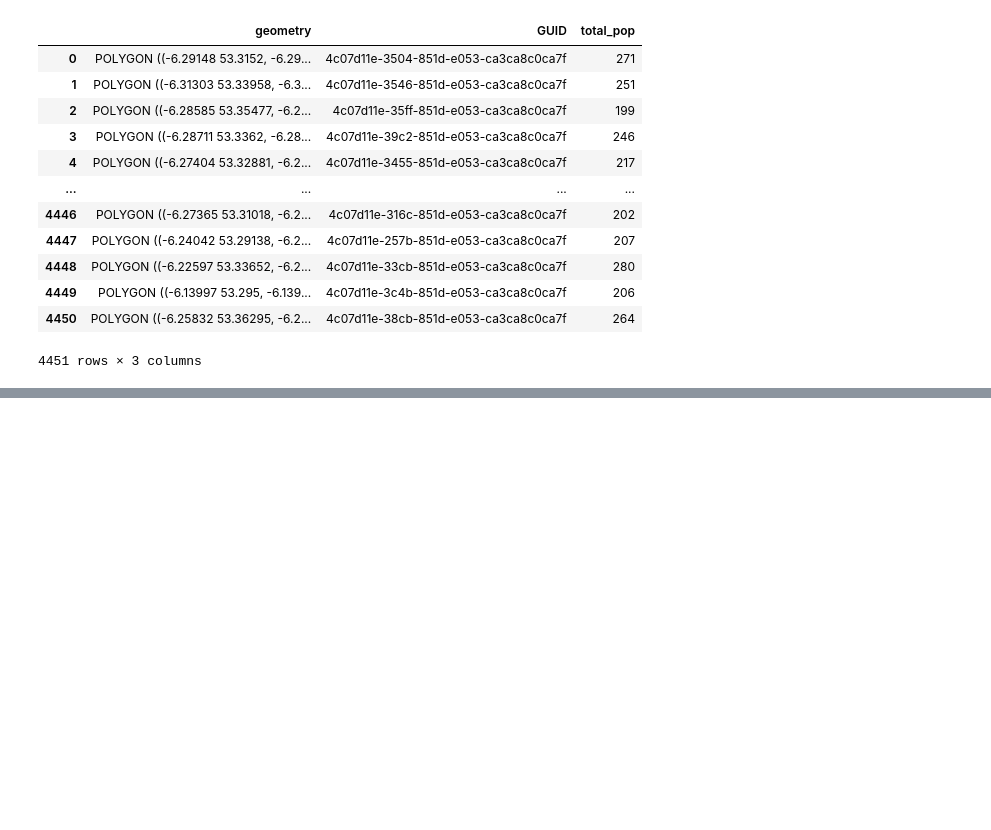
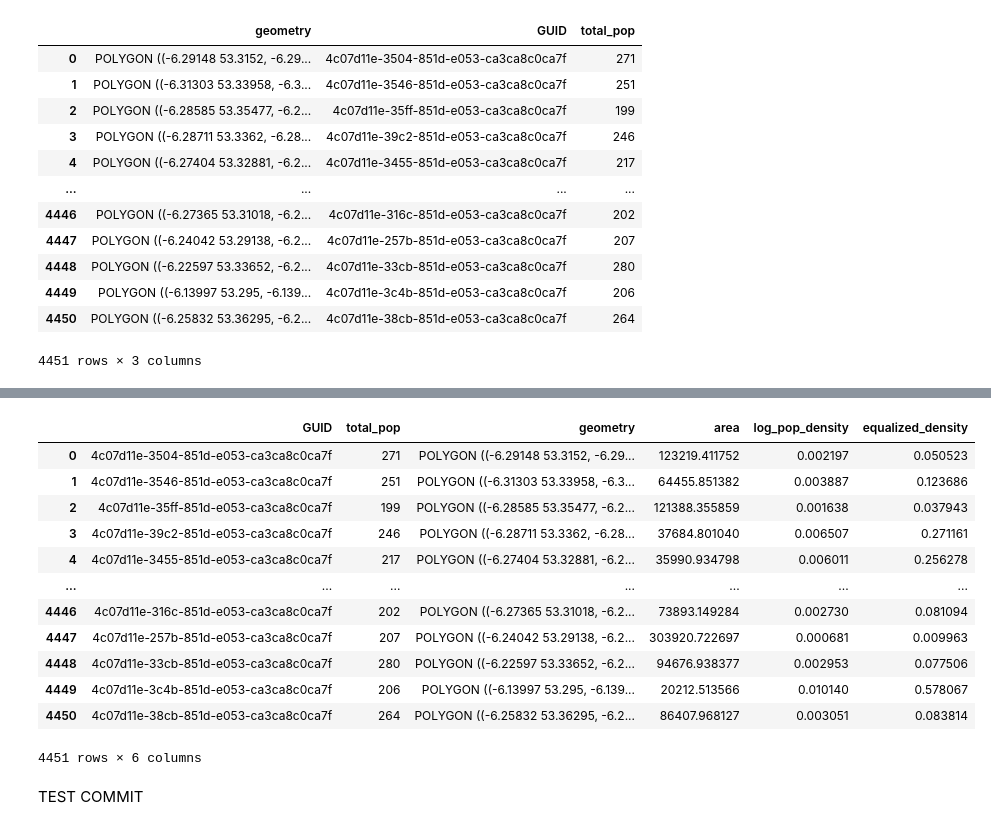
Before and after one commit to dandex200/Dublin-Population-Density-Map, a Jupyter notebook: DublinPopDenData.ipynb, the cells around one changed output, grey strips where cells are left out. Drawn from its saved outputs; the diff is of its cells as text; code cells hidden in the pictures; blank space fills up the shorter version.

Commit message:
Calcualted density for each small area and updated geojson file accordingly

```diff
--- a/DublinPopDenData.ipynb
+++ b/DublinPopDenData.ipynb
@@ -193,0 +191,3 @@ gdf_merged
+# %%
+gdf_2 = gdf.to_crs(epsg=3395)
+gdf
@@ -193,0 +208,3 @@ gdf_merged
+# %%
+gdf['area'] = gdf_2.geometry.area #Making it gdf_2 to keep original coordinates unconverted in used dataframe
+gdf
@@ -193,0 +245,21 @@ gdf_merged
+# %%
+import numpy as np
+gdf["log_pop_density"] = np.log1p(gdf["total_pop"] / gdf["area"])
+# %%
+gdf["equalized_density"] = (gdf["total_pop"] / gdf["area"]) * np.sqrt(gdf["area"].max() / gdf["area"])
+# %%
+gdf
+# %% [output]
+|  | GUID | total_pop | geometry | area | log_pop_density | equalized_density |
+| 0 | 4c07d11e-3504-851d-e053-ca3ca8c0ca7f | 271 | POLYGON ((-6.29148 53.3152, -6.29... | 123219.411752 | 0.002197 | 0.050523 |
+| 1 | 4c07d11e-3546-851d-e053-ca3ca8c0ca7f | 251 | POLYGON ((-6.31303 53.33958, -6.3... | 64455.851382 | 0.003887 | 0.123686 |
+| 2 | 4c07d11e-35ff-851d-e053-ca3ca8c0ca7f | 199 | POLYGON ((-6.28585 53.35477, -6.2... | 121388.355859 | 0.001638 | 0.037943 |
+| 3 | 4c07d11e-39c2-851d-e053-ca3ca8c0ca7f | 246 | POLYGON ((-6.28711 53.3362, -6.28... | 37684.801040 | 0.006507 | 0.271161 |
+| 4 | 4c07d11e-3455-851d-e053-ca3ca8c0ca7f | 217 | POLYGON ((-6.27404 53.32881, -6.2... | 35990.934798 | 0.006011 | 0.256278 |
+| ... | ... | ... | ... | ... | ... | ... |
+| 4446 | 4c07d11e-316c-851d-e053-ca3ca8c0ca7f | 202 | POLYGON ((-6.27365 53.31018, -6.2... | 73893.149284 | 0.002730 | 0.081094 |
+| 4447 | 4c07d11e-257b-851d-e053-ca3ca8c0ca7f | 207 | POLYGON ((-6.24042 53.29138, -6.2... | 303920.722697 | 0.000681 | 0.009963 |
+| 4448 | 4c07d11e-33cb-851d-e053-ca3ca8c0ca7f | 280 | POLYGON ((-6.22597 53.33652, -6.2... | 94676.938377 | 0.002953 | 0.077506 |
+| 4449 | 4c07d11e-3c4b-851d-e053-ca3ca8c0ca7f | 206 | POLYGON ((-6.13997 53.295, -6.139... | 20212.513566 | 0.010140 | 0.578067 |
+| 4450 | 4c07d11e-38cb-851d-e053-ca3ca8c0ca7f | 264 | POLYGON ((-6.25832 53.36295, -6.2... | 86407.968127 | 0.003051 | 0.083814 |
+4451 rows × 6 columns
@@ -193,0 +268,2 @@ gdf_merged
+# %% [markdown]
+TEST COMMIT
```
Also changed, not shown: parts of 13 cells of this notebook.
